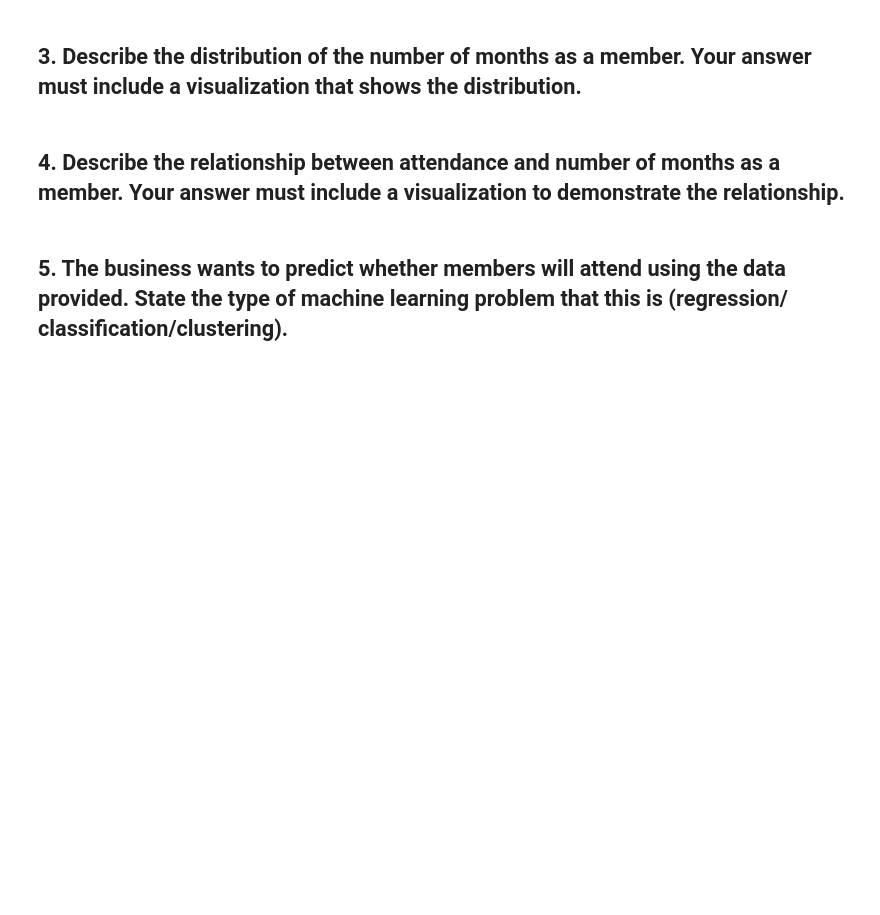
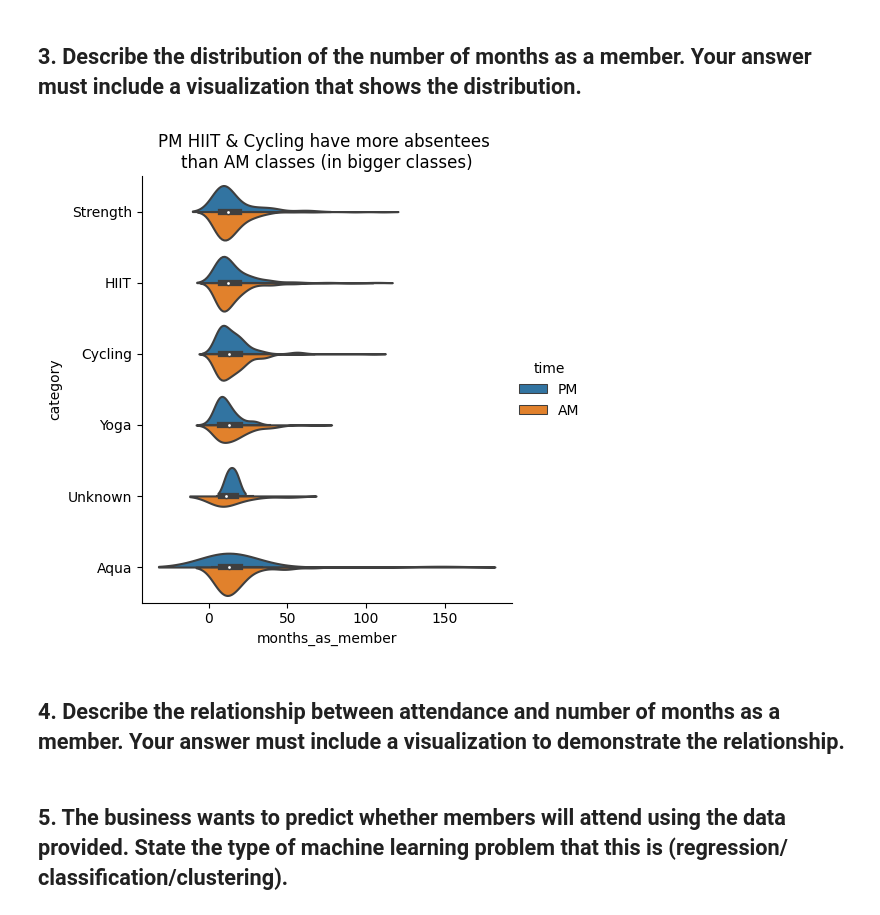
Before and after one commit to AttilaVural/AttilaVural.github.io, a Jupyter notebook: docs/python/DataCamp.ipynb, the cells around one changed output. Saved outputs shown, nothing was run; the diff lists cells and outputs as text; code cells hidden in the pictures; blank space fills up the shorter version.

```diff
--- a/docs/python/DataCamp.ipynb
+++ b/docs/python/DataCamp.ipynb
@@ -193,5 +191,17 @@ Name: booking_id, Length: 1500, dtype: int64
 # %% [markdown]
 ## 3. Describe the distribution of the number of months as a member. Your answer must include a visualization that shows the distribution.
+# %%
+sns.catplot(data=df,
+            x='months_as_member',
+            y='category',
+            hue='time',
+            kind="violin",
+            split=True,
+            palette=["C0", "C1"])
+
+plt.title('PM HIIT & Cycling have more absentees \nthan AM classes (in bigger classes)');
+# %% [output]
+[figure, added]
 # %% [markdown]
 ## 4. Describe the relationship between attendance and number of months as a member. Your answer must include a visualization to demonstrate the relationship.
 # %% [markdown]
```
Also changed, not shown: parts of 24 cells of this notebook.
